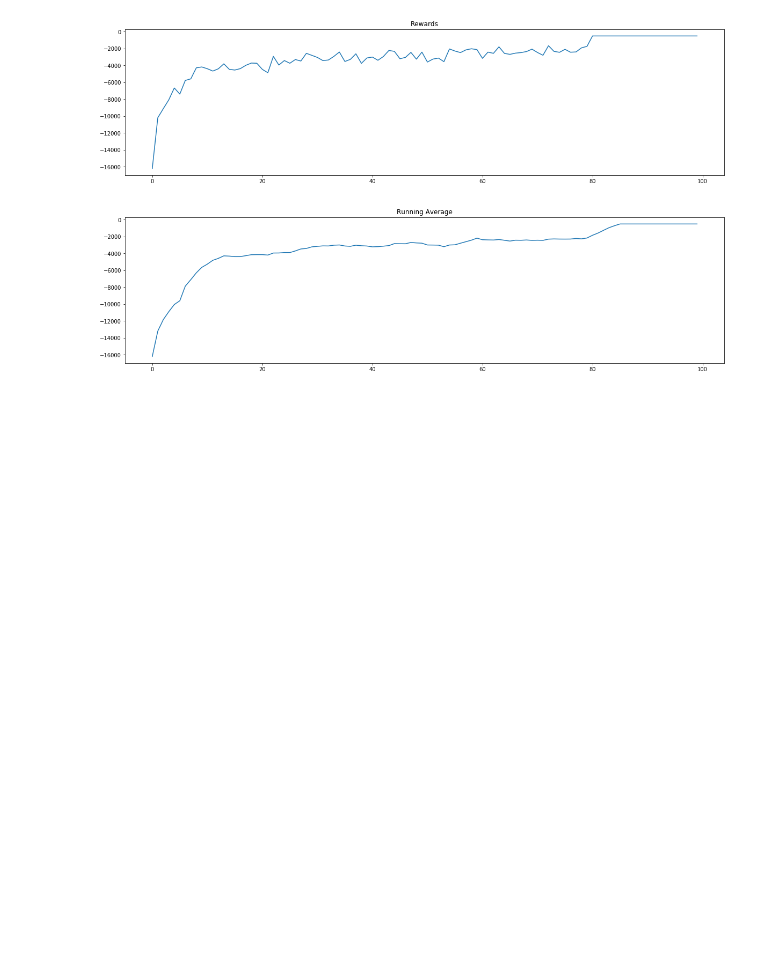
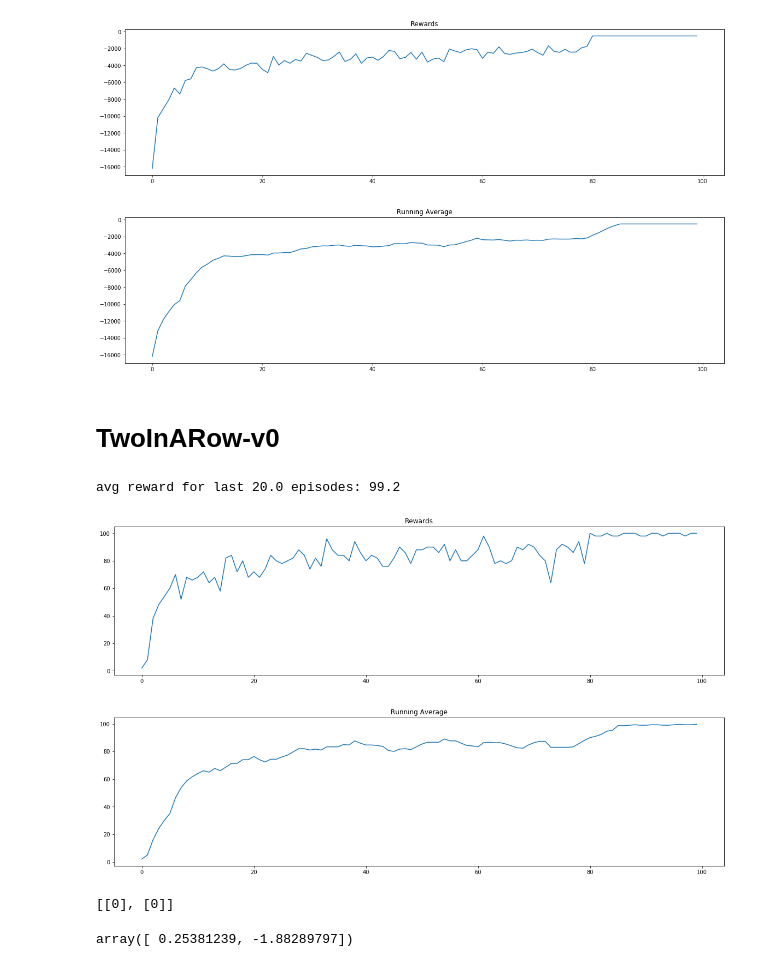
Before and after one commit to jackblandin/research, a Jupyter notebook: experiments/qlearning/basic/qlearner_obs_seq/qlearner-obs-seq.ipynb, the cells around one changed output. Drawn from its saved outputs; the diff is of its cells as text; code cells hidden in the pictures; blank space fills up the shorter version.

Commit message:
Basic Sequence Qlearner working on TwoInARow, SeqDQN not sure if it's working

```diff
--- a/experiments/qlearning/basic/qlearner_obs_seq/qlearner-obs-seq.ipynb
+++ b/experiments/qlearning/basic/qlearner_obs_seq/qlearner-obs-seq.ipynb
@@ -161,3 +164,52 @@ plot_running_avg(totalrewards, window=5)
 avg reward for last 20.0 episodes: -501.0
 [figure]
 [figure]
+# %% [markdown]
+# TwoInARow-v0
+# %%
+import gym
+import gym_dummy
+import matplotlib.pyplot as plt
+from experiments.qlearning.basic.utils import play_one, plot_running_avg
+from experiments.qlearning.basic.qlearner_obs_seq.qlearner_obs_seq \
+    import QLearnerObsSeq
+from experiments.qlearning.basic.qlearner_obs_seq.feature_transformer \
+    import SeqFeatureTransformer
+
+env = gym.make('TwoInARow-v0')
+ft = SeqFeatureTransformer()
+model = QLearnerObsSeq(env, ft, initial_alpha=.5, gamma=.9, alpha_decay=.4,
+                       seq_len=2, translate=False)
+eps = 1
+n = 0
+done = False
+ot = env.reset()
+
+N = 100
+totalrewards = np.empty(N)
+for n in range(N):
+    if n >= N - (N/5):
+        eps = 0
+    else:
+        eps = 1.0/np.sqrt(n+1)
+    totalreward = play_one(env, model, eps)
+    totalrewards[n] = totalreward
+
+print("avg reward for last {} episodes:".format(N/5),
+      totalrewards[int(-1*(N/5)):].mean())
+
+fig, ax = plt.subplots(1, 1, figsize=(20, 5))
+ax.plot(totalrewards)
+ax.set_title("Rewards")
+
+plot_running_avg(totalrewards, window=5)
+# %% [output]
+avg reward for last 20.0 episodes: 99.2
+[figure, added]
+[figure, added]
+# %%
+display(model.last_n_obs)
+model.predict([1])
+# %% [output]
+[[0], [0]]
+array([ 0.25381239, -1.88289797])
```
Also changed, not shown: parts of 6 cells of this notebook, 7 other files.
